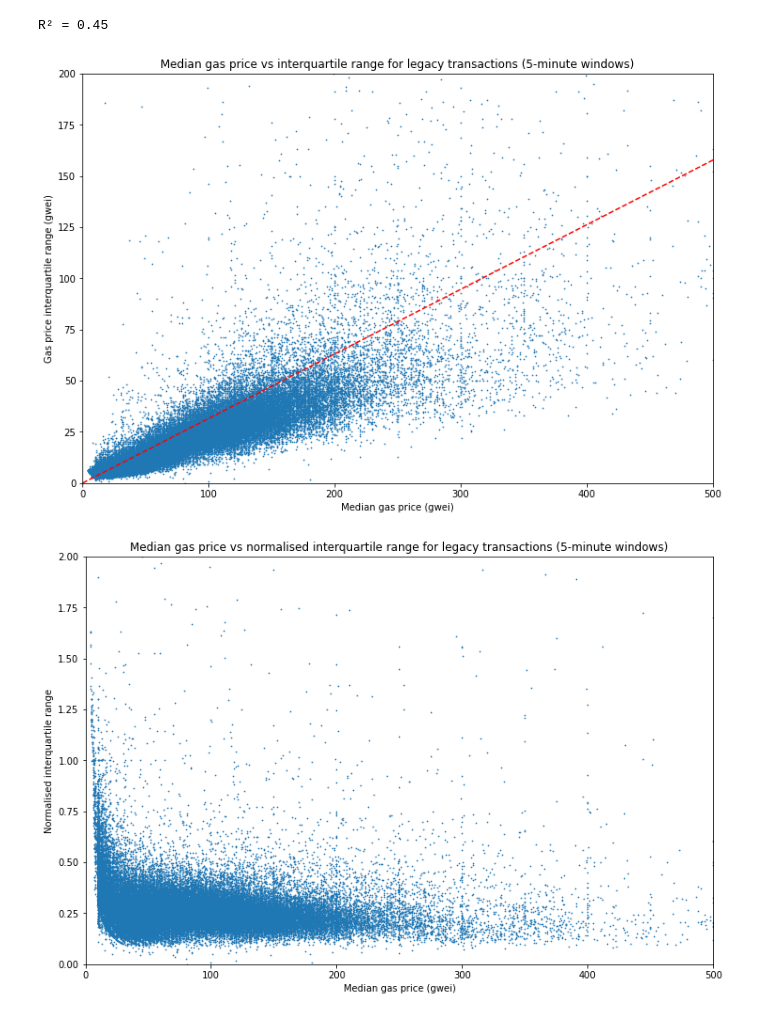
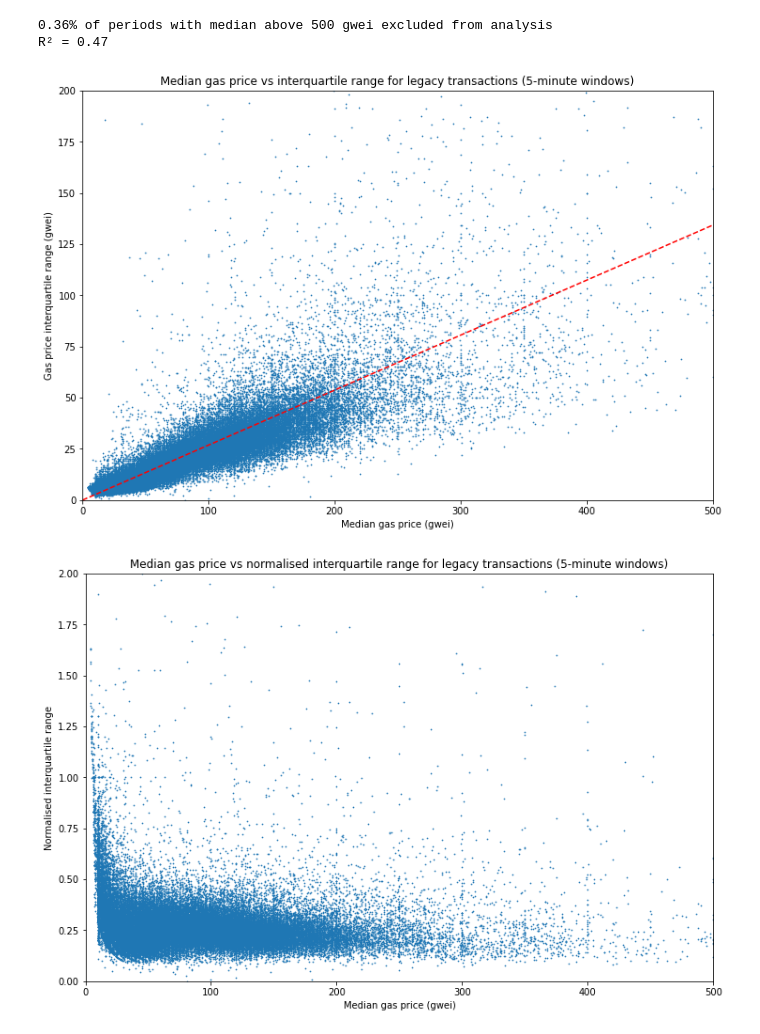
Before and after one commit to pintail-xyz/gas-market, a Jupyter notebook: iqr-vs-median.ipynb, the cells around one changed output. Cells and saved outputs as stored; diff of their text form; code cells hidden in the pictures.

```diff
--- a/iqr-vs-median.ipynb
+++ b/iqr-vs-median.ipynb
@@ -99,56 +99,57 @@ try:
     restored_data = True
 except:
     print('cannot open pickle file')
+
+ws = window_series[1]
+dt_index = [
+    datetime.utcfromtimestamp(ws.start_ts + i * ws.period) for i in range(ws.numperiods)
+]
+series_legacy = [list(i) for i in zip(*ws.quantile_series_legacy)]
+series_type2 = [list(i) for i in zip(*ws.quantile_series_type2)]
 # %%
 # investigate median gas price and iqr
-
-ws = window_series[1]
-x = [
-    datetime.utcfromtimestamp(ws.start_ts + i * ws.period) for i in range(ws.numperiods)
-]
-series_legacy = [list(i) for i in zip(*ws.quantile_series_legacy)]
-series_type2 = [list(i) for i in zip(*ws.quantile_series_type2)]
 
 df_legacy = pd.DataFrame({
     '1st quartile':series_legacy[0],
     'median':      series_legacy[1],
     '3rd quartile':series_legacy[2]
-}, index=x)
+}, index=dt_index)
 
-df_type2 = pd.DataFrame({
-    '1st quartile':series_type2[0],
-    'median':    series_type2[1],
-    '3rd quartile':series_type2[2]
-}, index=x)
+frac_over_500 = len(df_legacy[df_legacy['median'] > 500e9]) / len(df_legacy['median'])
+print(f"{100 * frac_over_500:.2f}% of periods with median above 500 gwei excluded from analysis")
+
+df_legacy = df_legacy.drop(df_legacy[df_legacy['median'] > 500e9].index)
 
 fig, ax = plt.subplots(figsize=(12, 8))
 x = df_legacy['median'] / 1e9
 y = (df_legacy['3rd quartile'] - df_legacy['1st quartile']) / 1e9
+
 ax.scatter(x, y, s=0.5)
 ax.set_xlim(xmin=0, xmax=500)
 ax.set_ylim(ymin=0, ymax=200)
 ax.set_title('Median gas price vs interquartile range for legacy transactions (5-minute windows)')
 ax.set_xlabel('Median gas price (gwei)')
 ax.set_ylabel('Gas price interquartile range (gwei)')
 
 # get line of best fit
 
 def func(x, a):
     return a * x
 
 popt, pcov = curve_fit(func, x, y)
 ax.plot([0, max(x)], func([0,max(x)], popt),"r--")
 
 # calculate R^2 value
 
 ss_res = sum([r**2 for r in y - func(x, *popt)])
 ybar = sum(y) / len(y)
 ss_tot = sum([(yi - ybar)**2 for yi in y])
 r_squared = 1 - (ss_res / ss_tot)
 print(f"R\u00b2 = {r_squared:.2f}")
 # %% [output]
-R² = 0.45
+0.36% of periods with median above 500 gwei excluded from analysis
+R² = 0.47
-[figure, old version]
+[figure, new version]
 # %%
 # plot normalised iqr against median
 
```
Also changed, not shown: parts of 2 cells of this notebook.
